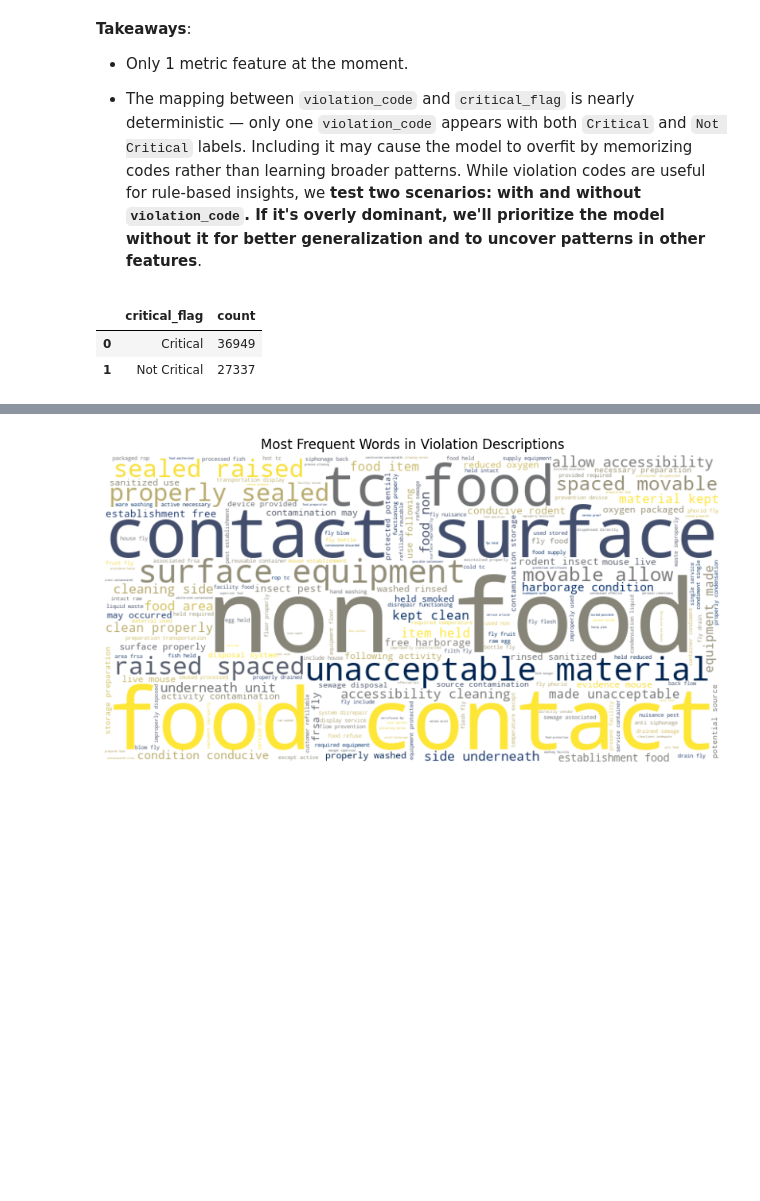
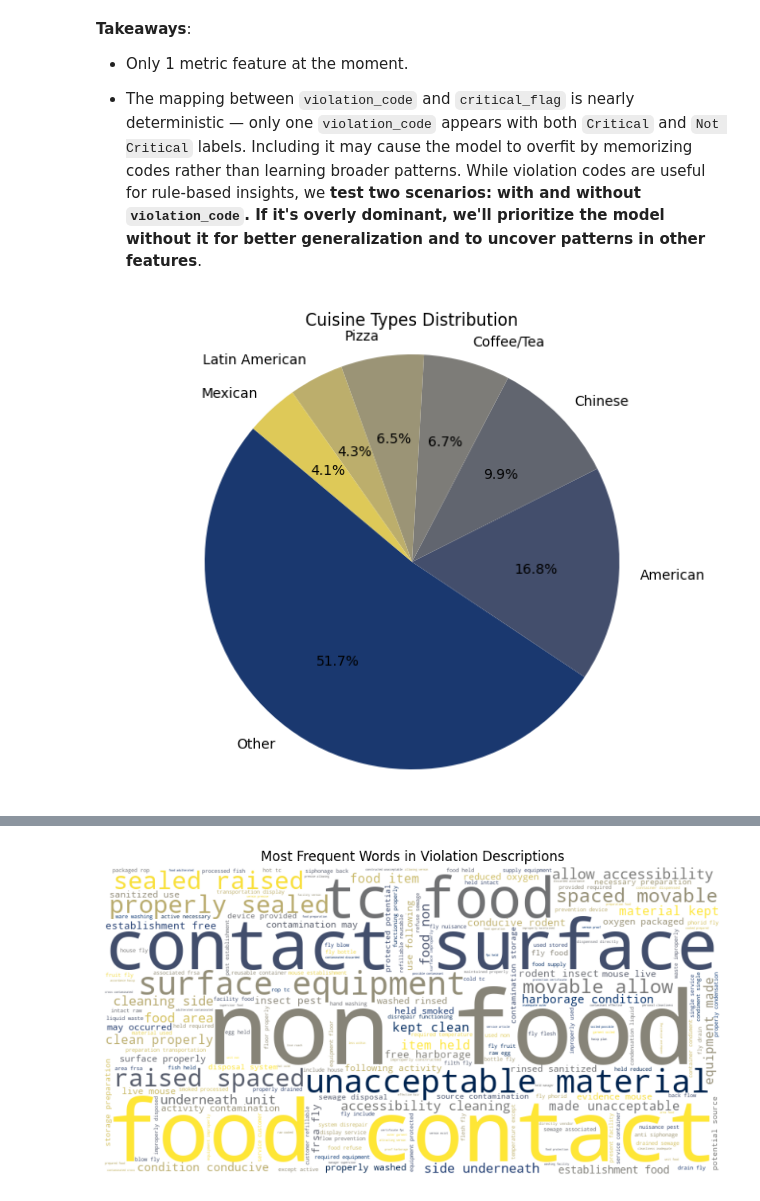
Before and after one commit to dfranco-projects/nyc-restaurant-risk, a Jupyter notebook: notebooks/02_eda.ipynb, the cells around one changed output, grey strips where cells are left out. Saved outputs shown, nothing was run; the diff lists cells and outputs as text; code cells hidden in the pictures; blank space fills up the shorter version.

```diff
--- a/notebooks/02_eda.ipynb
+++ b/notebooks/02_eda.ipynb
@@ -535,22 +535,22 @@ print(f'{violation_crit_count} violation code(s) can be either critical or not c
 
 - The mapping between `violation_code` and `critical_flag` is nearly deterministic — only one `violation_code` appears with both `Critical` and `Not Critical` labels. Including it may cause the model to overfit by memorizing codes rather than learning broader patterns. While violation codes are useful for rule-based insights, we **test two scenarios: with and without `violation_code`. If it's overly dominant, we'll prioritize the model without it for better generalization and to uncover patterns in other features**.
 # %%
-# check cuisine distribution
-cuisine_counts = gdf['cuisine_description'].value_counts().reset_index(name='count')
+cuisine_counts = gdf['cuisine_description'].value_counts().reset_index()
+cuisine_counts.columns = ['cuisine_description', 'count']
 
-fig = px.pie(
-    cuisine_counts,
-    values='count',
-    names='cuisine_description',
-    color_discrete_sequence=px.colors.sequential.Cividis
+# Plot as pie chart with percentages
+plt.figure(figsize=(8, 6))
+plt.pie(
+    cuisine_counts['count'],
+    labels=cuisine_counts['cuisine_description'],
+    autopct='%1.1f%%',
+    colors=sns.color_palette('cividis', len(cuisine_counts)),
+    startangle=140
 )
-fig.update_traces(textinfo='percent+label')
-fig.update_layout(title='Cuisine Types Distribution')
-fig.show()
+plt.title('Cuisine Types Distribution')
+plt.axis('equal')
+plt.tight_layout()
+plt.show()
+# %% [output]
+[figure, added]
-# %%
-gdf['critical_flag'].value_counts().reset_index()
-# %% [output]
-|  | critical_flag | count |
-| 0 | Critical | 36949 |
-| 1 | Not Critical | 27337 |
 # %%
```
Also changed, not shown: parts of 8 cells of this notebook.
